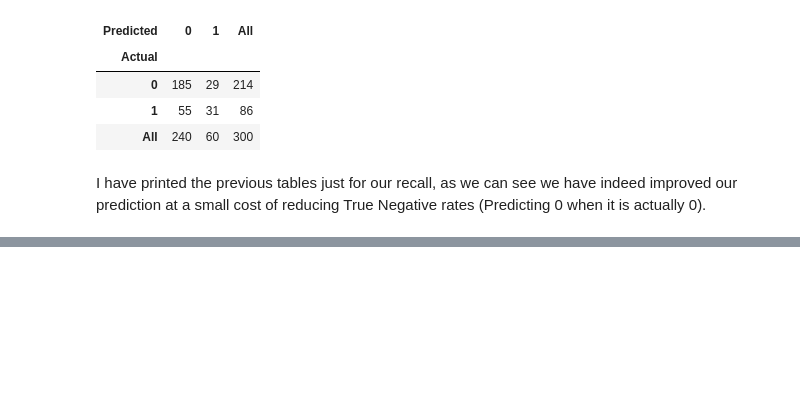
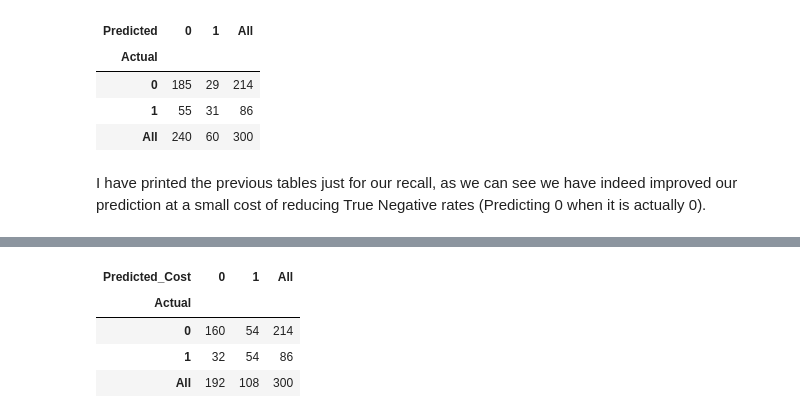
Before and after one commit to muditsharma1234/Machine-Learning-Basics, a Jupyter notebook: 2022_05 Classification Problems/2022_05 Classification Problems.ipynb, the cells around one changed output, grey strips where cells are left out. Cells and saved outputs as stored; diff of their text form; code cells hidden in the pictures; blank space fills up the shorter version.

```diff
--- a/2022_05 Classification Problems/2022_05 Classification Problems.ipynb
+++ b/2022_05 Classification Problems/2022_05 Classification Problems.ipynb
@@ -505,0 +573,16 @@ I have printed the previous tables just for our recall, as we can see we have in
+# %%
+def get_cost(actual,predicted,cost_FP, cost_FN):
+    C_Matrix = metrics.confusion_matrix(actual,predicted)
+    return C_Matrix[0,1]*cost_FP + C_Matrix[1,0]*cost_FN
+# %%
+cost_dataframe = pd.DataFrame(columns = ['Probability','Cost'])
+index = 1
+for probability in range(10,50):
+    cost = get_cost(predicted_dataframe.Actual,
+                   predicted_dataframe['Predicted Probability'].map(lambda x: 1 if x > (probability/100) else 0),
+                   100,200)
+    cost_dataframe.loc[index] = [(probability/100),cost]
+    index+=1
+# %%
+min_prob= cost_dataframe.sort_values('Cost',ascending = True).head().reset_index()['Probability'][0]
+print(min_prob)
@@ -505,0 +591,3 @@ I have printed the previous tables just for our recall, as we can see we have in
+# %%
+predicted_dataframe['Predicted_Cost'] = predicted_dataframe['Predicted Probability'].map(lambda x: 1
+                                                                                         if x > min_prob else 0)
@@ -505,0 +616,10 @@ I have printed the previous tables just for our recall, as we can see we have in
+# %%
+pd.crosstab(predicted_dataframe.Actual,
+            predicted_dataframe['Predicted_Cost'],
+            normalize = False,margins = True)
+# %% [output]
+| Predicted_Cost | 0 | 1 | All |
+| Actual |  |  |  |
+| 0 | 160 | 54 | 214 |
+| 1 | 32 | 54 | 86 |
+| All | 192 | 108 | 300 |
```
Also changed, not shown: parts of 13 cells of this notebook, 3 other files.
